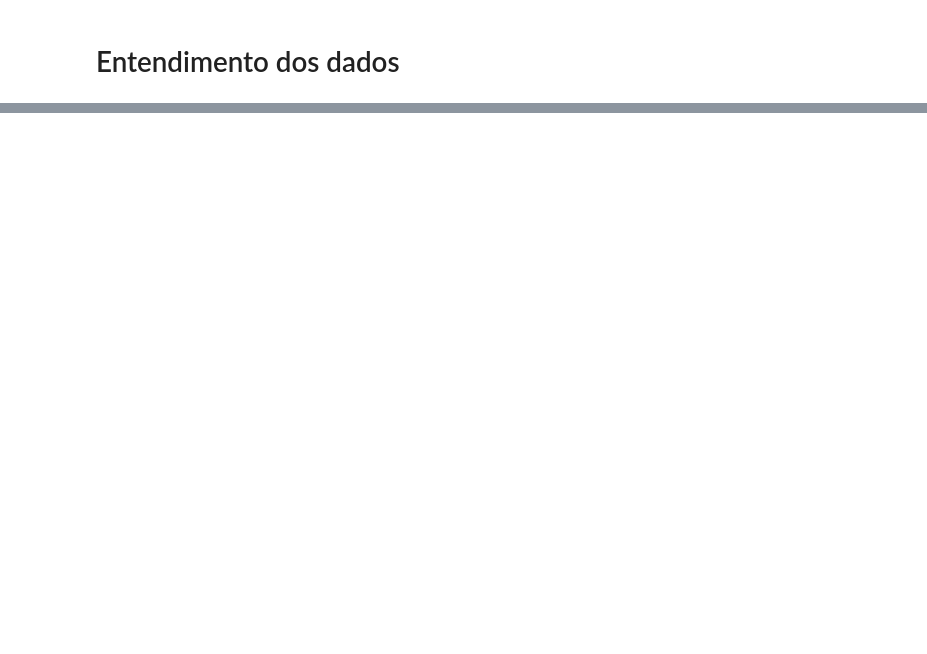
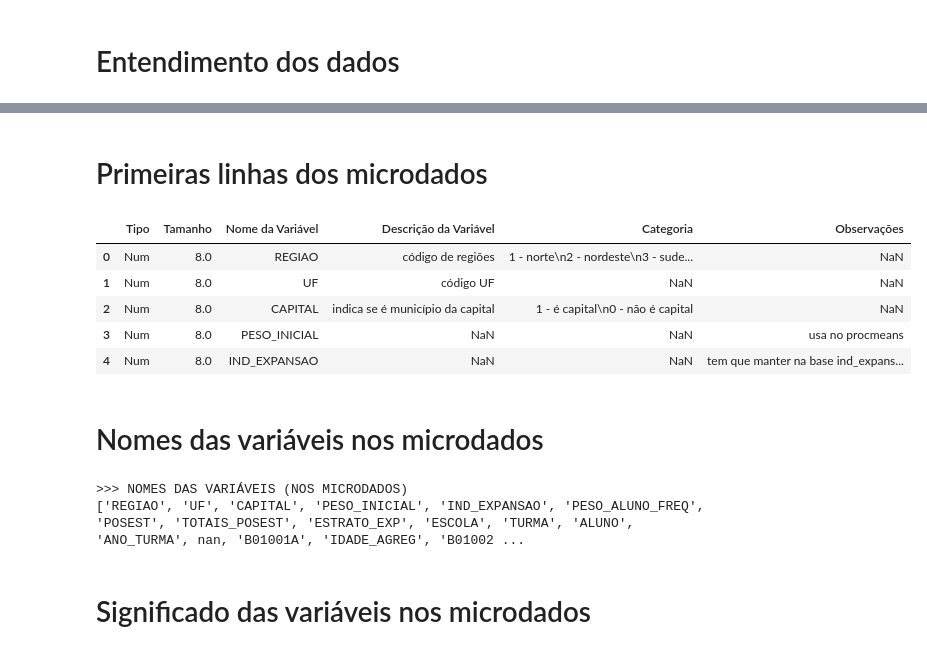
Before and after one commit to brucelucien/2026-02-ppgi-ia-trabalho-final, a Jupyter notebook: codigo/etapa_01_entendimento_dos_dados.ipynb, the cells around one changed output, grey strips where cells are left out. Drawn from its saved outputs; the diff is of its cells as text; code cells hidden in the pictures; blank space fills up the shorter version.

```diff
--- a/codigo/etapa_01_entendimento_dos_dados.ipynb
+++ b/codigo/etapa_01_entendimento_dos_dados.ipynb
@@ -66,0 +83,21 @@ df[df['IND_EXPANSAO']==1].describe()
+# %% [markdown]
+# Primeiras linhas dos microdados
+# %%
+df_dicionario.head()
+# %% [output]
+|  | Tipo | Tamanho | Nome da Variável | Descrição da Variável | Categoria | Observações |
+| 0 | Num | 8.0 | REGIAO | código de regiões | 1 - norte\n2 - nordeste\n3 - sude... | NaN |
+| 1 | Num | 8.0 | UF | código UF | NaN | NaN |
+| 2 | Num | 8.0 | CAPITAL | indica se é município da capital | 1 - é capital\n0 - não é capital | NaN |
+| 3 | Num | 8.0 | PESO_INICIAL | NaN | NaN | usa no procmeans |
+| 4 | Num | 8.0 | IND_EXPANSAO | NaN | NaN | tem que manter na base ind_expans... |
+# %% [markdown]
+# Nomes das variáveis nos microdados
+# %%
+print('>>> NOMES DAS VARIÁVEIS (NOS MICRODADOS)')
+print([ c for c in df_dicionario['Nome da Variável']])
+# %% [output]
+>>> NOMES DAS VARIÁVEIS (NOS MICRODADOS)
+['REGIAO', 'UF', 'CAPITAL', 'PESO_INICIAL', 'IND_EXPANSAO', 'PESO_ALUNO_FREQ', 'POSEST', 'TOTAIS_POSEST', 'ESTRATO_EXP', 'ESCOLA', 'TURMA', 'ALUNO', 'ANO_TURMA', nan, 'B01001A', 'IDADE_AGREG', 'B01002 ...
+# %% [markdown]
+# Significado das variáveis nos microdados
```
Also changed, not shown: parts of 16 cells of this notebook.
